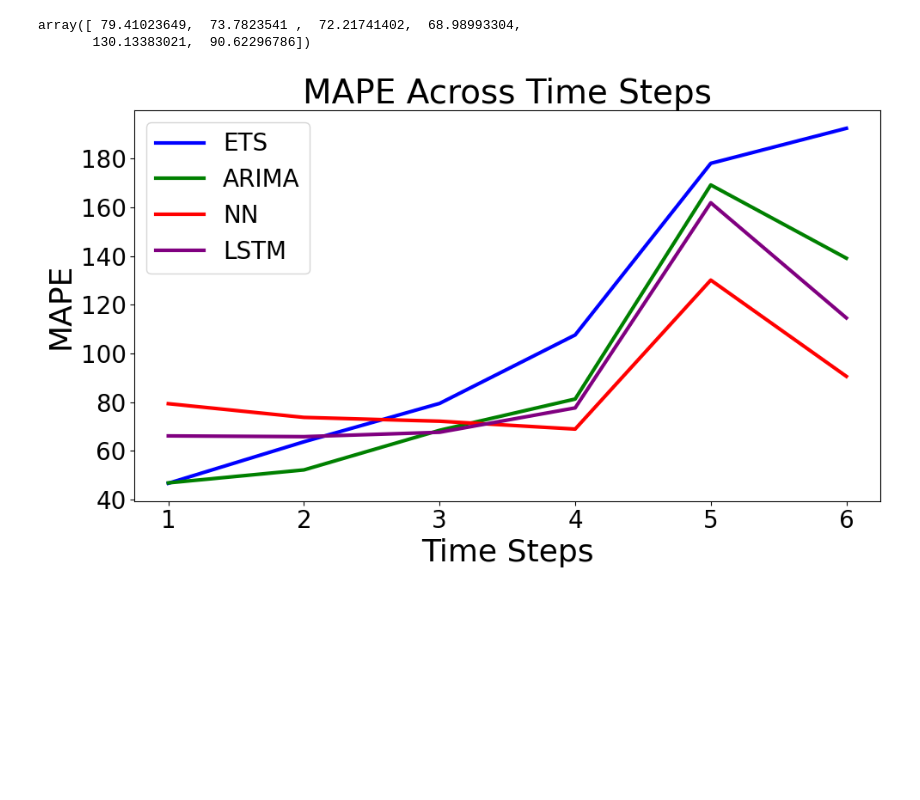
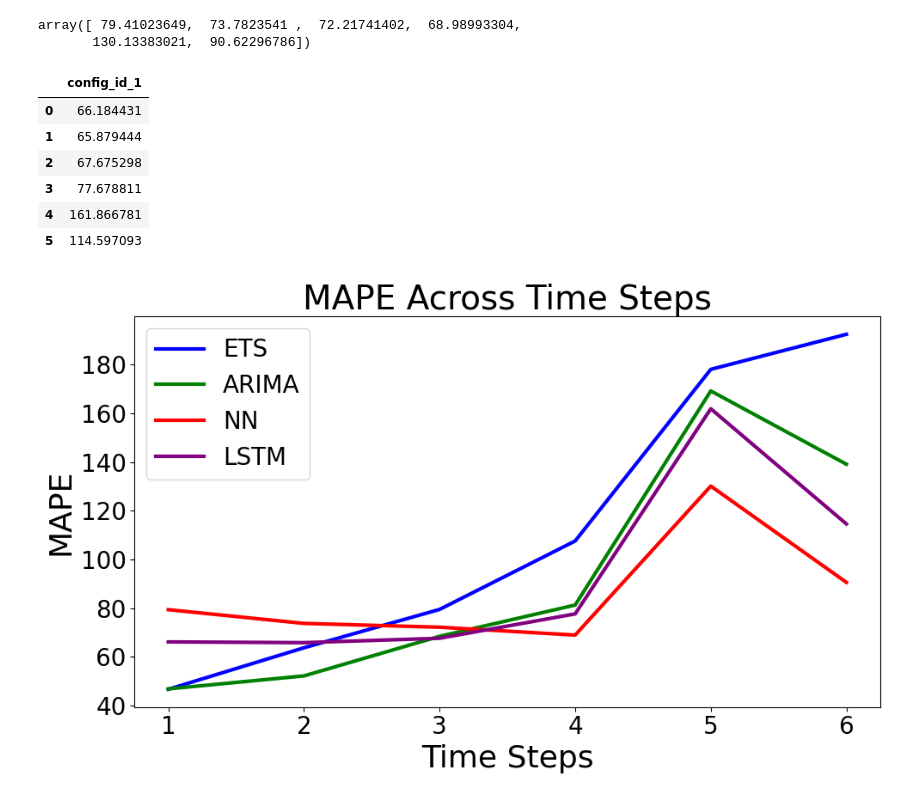
Before and after one commit to alanklin/AA-Capstone, a Jupyter notebook: Code/Notebooks/week7_visualizations.ipynb, the cells around one changed output. Drawn from its saved outputs; the diff is of its cells as text; code cells hidden in the pictures; blank space fills up the shorter version.

```diff
--- a/Code/Notebooks/week7_visualizations.ipynb
+++ b/Code/Notebooks/week7_visualizations.ipynb
@@ -246,6 +246,16 @@ nn_mape
 # %% [output]
 array([ 79.41023649,  73.7823541 ,  72.21741402,  68.98993304,
        130.13383021,  90.62296786])
+# %%
+lstm_average_mape_results
+# %% [output]
+|  | config_id_1 |
+| 0 | 66.184431 |
+| 1 | 65.879444 |
+| 2 | 67.675298 |
+| 3 | 77.678811 |
+| 4 | 161.866781 |
+| 5 | 114.597093 |
 # %%
 # Plot the data
 plt.figure(figsize=(10, 6))
```
Also changed, not shown: parts of 8 cells of this notebook, 1 other file.
